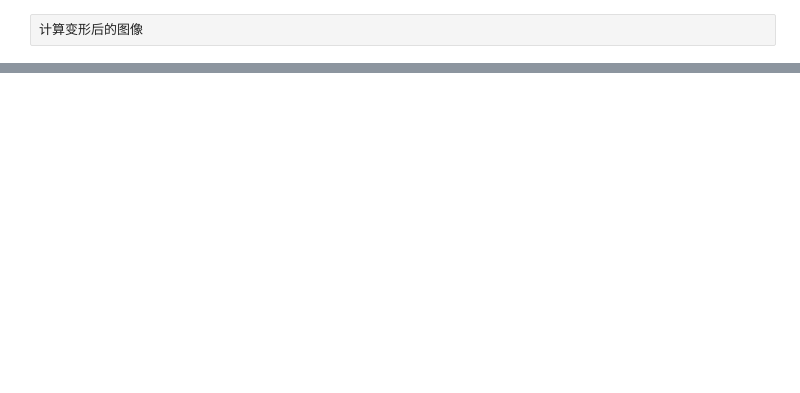
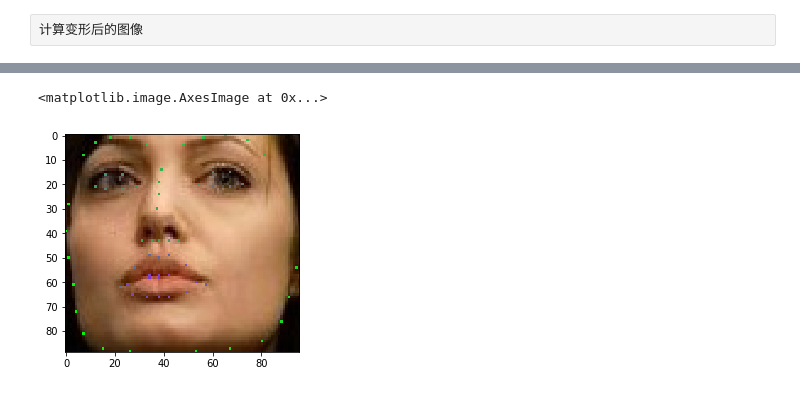
Before and after one commit to corganhejijun/MachineLearning, a Jupyter notebook: Face_Generate/Mark face with point.ipynb, the cells around one changed output, grey strips where cells are left out. Drawn from its saved outputs; the diff is of its cells as text; code cells hidden in the pictures; blank space fills up the shorter version.

```diff
--- a/Face_Generate/Mark face with point.ipynb
+++ b/Face_Generate/Mark face with point.ipynb
@@ -209,0 +210,5 @@ plt.imshow(deformedImage.astype('uint8'))
+# %%
+plt.imshow(newProfileImage[pyMin:pyMax,pxMin:pxMax,:])
+# %% [output]
+<matplotlib.image.AxesImage at 0x...>
+[figure, added]
```
Also changed, not shown: parts of 10 cells of this notebook, 2 other files.
